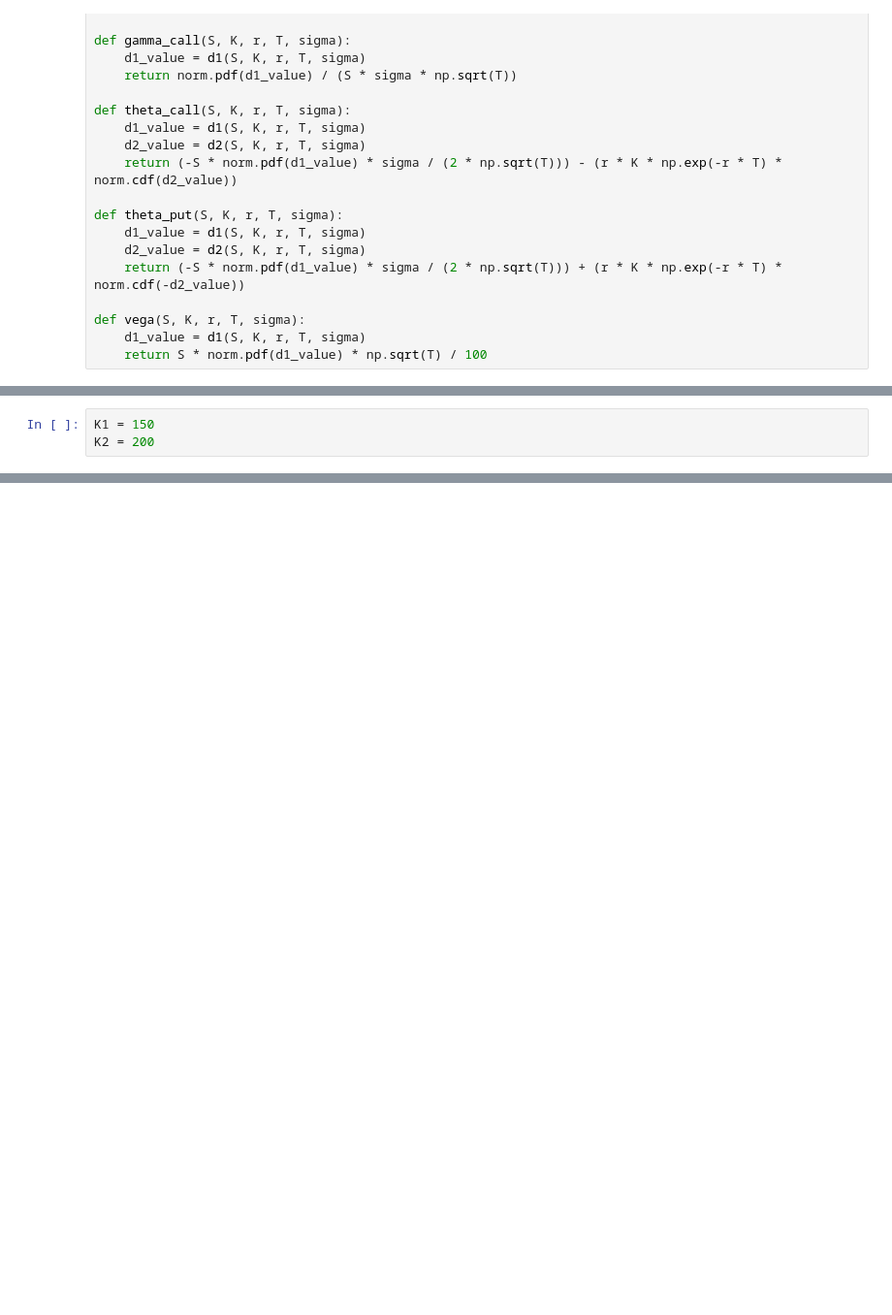
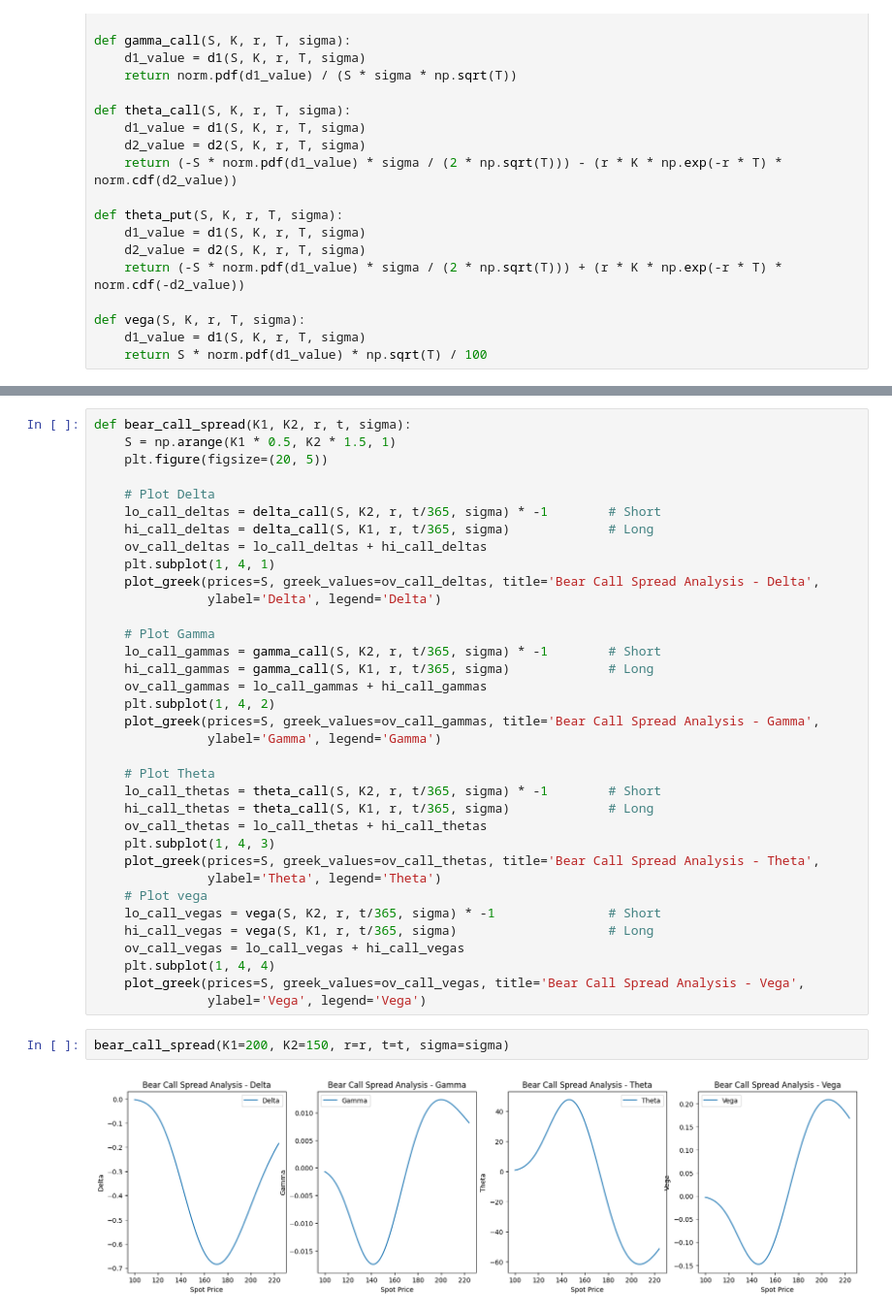
Before and after one commit to jhtkoo0426/options-analysis, a Jupyter notebook: strategies_analysis.ipynb, the cells around one changed output, grey strips where cells are left out. Shown at 97% size. Saved outputs shown, nothing was run; the diff lists cells and outputs as text; blank space fills up the shorter version.

Commit message:
Added bear call spread analysis

```diff
--- a/strategies_analysis.ipynb
+++ b/strategies_analysis.ipynb
@@ -69,9 +76,6 @@ This strategies involves:
 - 1 Sell OTM K2 Call @ P2
 
 where K1 < K2 (and P1 > P2).
-# %%
-K1 = 150
-K2 = 200
 # %%
 def bull_call_spread(K1, K2, r, t, sigma):
     S = np.arange(K1 * 0.5, K2 * 1.5, 1)
@@ -126,0 +125,39 @@ bull_call_spread(K1, K2, r, t, sigma)
+# %%
+def bear_call_spread(K1, K2, r, t, sigma):
+    S = np.arange(K1 * 0.5, K2 * 1.5, 1)
+    plt.figure(figsize=(20, 5))
+
+    # Plot Delta
+    lo_call_deltas = delta_call(S, K2, r, t/365, sigma) * -1        # Short
+    hi_call_deltas = delta_call(S, K1, r, t/365, sigma)             # Long
+    ov_call_deltas = lo_call_deltas + hi_call_deltas
+    plt.subplot(1, 4, 1)
+    plot_greek(prices=S, greek_values=ov_call_deltas, title='Bear Call Spread Analysis - Delta',
+               ylabel='Delta', legend='Delta')
+
+    # Plot Gamma
+    lo_call_gammas = gamma_call(S, K2, r, t/365, sigma) * -1        # Short
+    hi_call_gammas = gamma_call(S, K1, r, t/365, sigma)             # Long
+    ov_call_gammas = lo_call_gammas + hi_call_gammas
+    plt.subplot(1, 4, 2)
+    plot_greek(prices=S, greek_values=ov_call_gammas, title='Bear Call Spread Analysis - Gamma',
+               ylabel='Gamma', legend='Gamma')
+
+    # Plot Theta
+    lo_call_thetas = theta_call(S, K2, r, t/365, sigma) * -1        # Short
+    hi_call_thetas = theta_call(S, K1, r, t/365, sigma)             # Long
+    ov_call_thetas = lo_call_thetas + hi_call_thetas
+    plt.subplot(1, 4, 3)
+    plot_greek(prices=S, greek_values=ov_call_thetas, title='Bear Call Spread Analysis - Theta',
+               ylabel='Theta', legend='Theta')
+    # Plot vega
+    lo_call_vegas = vega(S, K2, r, t/365, sigma) * -1               # Short
+    hi_call_vegas = vega(S, K1, r, t/365, sigma)                    # Long
+    ov_call_vegas = lo_call_vegas + hi_call_vegas
+    plt.subplot(1, 4, 4)
+    plot_greek(prices=S, greek_values=ov_call_vegas, title='Bear Call Spread Analysis - Vega',
+               ylabel='Vega', legend='Vega')
+# %%
+bear_call_spread(K1=200, K2=150, r=r, t=t, sigma=sigma)
+# %% [output]
+[figure, added]
```
Also changed, not shown: parts of 5 cells of this notebook.
